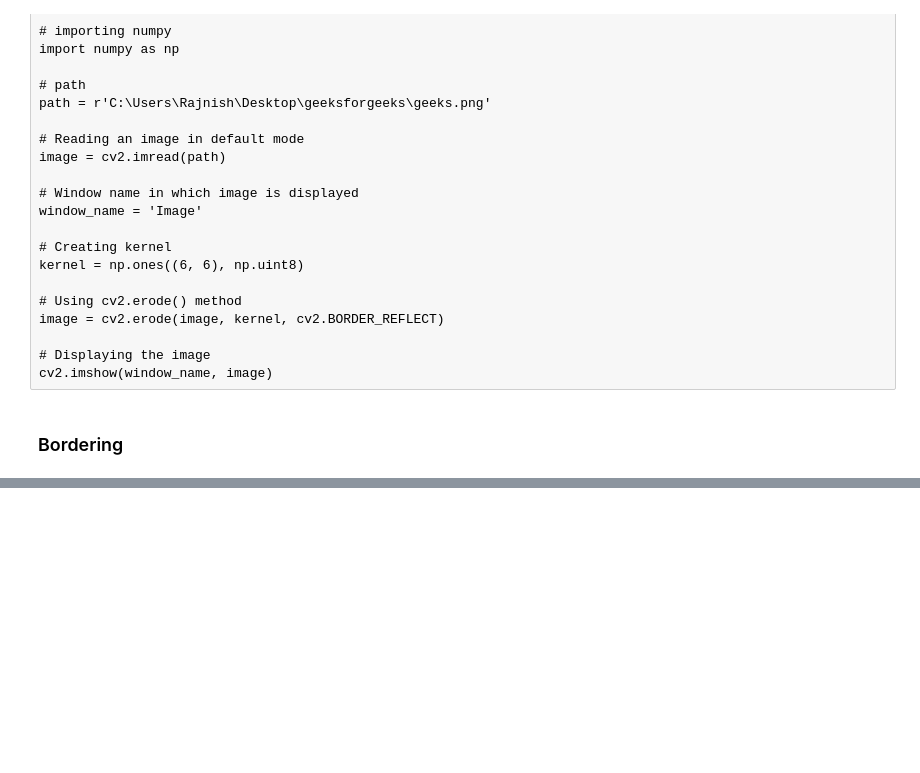
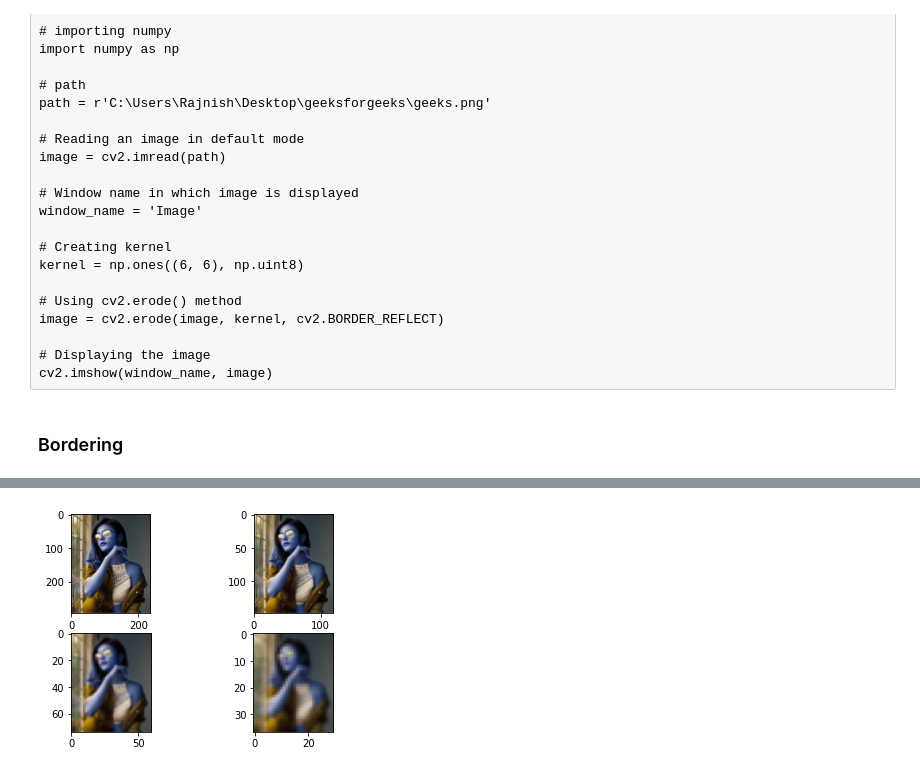
Before and after one commit to alaminbhuyan/OpenCV, a Jupyter notebook: Basic to Intermeditate/Image Processing.ipynb, the cells around one changed output, grey strips where cells are left out. Saved outputs shown, nothing was run; the diff lists cells and outputs as text; code cells hidden in the pictures; blank space fills up the shorter version.

```diff
--- a/Basic to Intermeditate/Image Processing.ipynb
+++ b/Basic to Intermeditate/Image Processing.ipynb
@@ -117,0 +205,17 @@ cv2.destroyAllWindows()
+# %%
+image = cv2.imread(filename="Images/girl.png")
+
+layer = image.copy()
+
+for i in range(4):
+    plt.subplot(2, 2, i+1)
+
+    # using pyrDown() function
+    layer = cv2.pyrDown(src=layer)
+    plt.imshow(layer)
+    cv2.imshow(winname=f"{str(i)}", mat=layer)
+    cv2.waitKey()
+
+cv2.destroyAllWindows()
+# %% [output]
+[figure, added]
```
Also changed, not shown: parts of 26 cells of this notebook, 43 other files.
